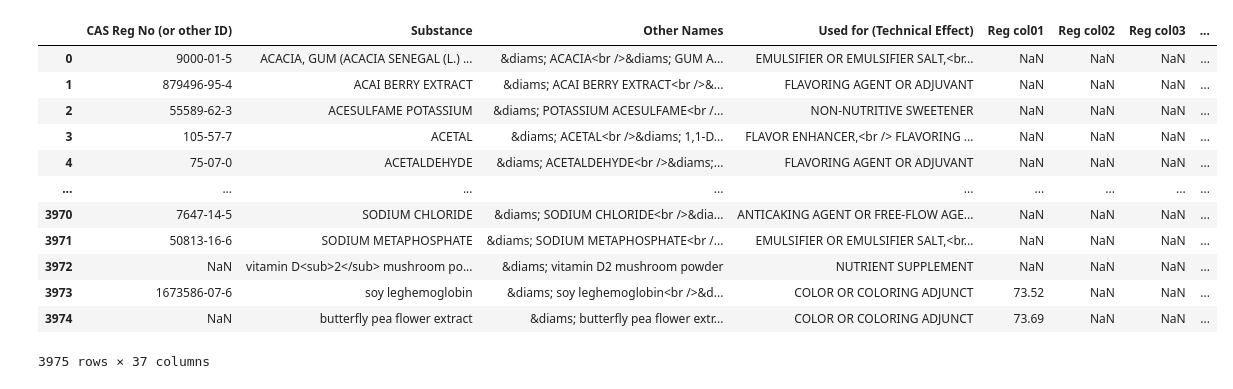
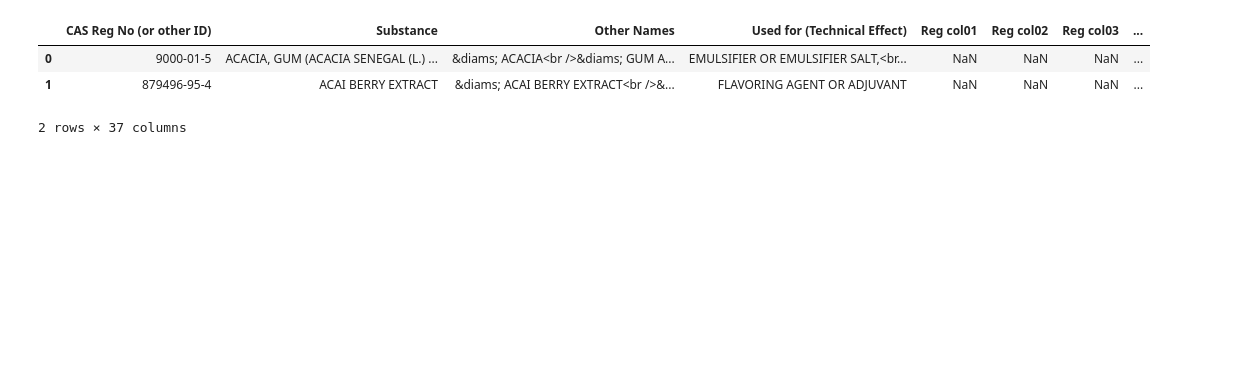
Before and after one commit to blux-cl/benchmark, a Jupyter notebook: FDA/Read FDA csv.ipynb, the cells around one changed output. Saved outputs shown, nothing was run; the diff lists cells and outputs as text; code cells hidden in the pictures; blank space fills up the shorter version.

```diff
--- a/FDA/Read FDA csv.ipynb
+++ b/FDA/Read FDA csv.ipynb
@@ -31,17 +23,8 @@ indirect_additives
 # %%
-food_substances
+food_substances.head(2)
 # %% [output]
 |  | CAS Reg No (or other ID) | Substance | Other Names | Used for (Technical Effect) | Reg col01 | Reg col02 | Reg col03 | ... |
 | 0 | 9000-01-5 | ACACIA, GUM (ACACIA SENEGAL (L.) ... | &diams; ACACIA<br />&diams; GUM A... | EMULSIFIER OR EMULSIFIER SALT,<br... | NaN | NaN | NaN | ... |
 | 1 | 879496-95-4 | ACAI BERRY EXTRACT | &diams; ACAI BERRY EXTRACT<br />&... | FLAVORING AGENT OR ADJUVANT | NaN | NaN | NaN | ... |
-| 2 | 55589-62-3 | ACESULFAME POTASSIUM | &diams; POTASSIUM ACESULFAME<br /... | NON-NUTRITIVE SWEETENER | NaN | NaN | NaN | ... |
-| 3 | 105-57-7 | ACETAL | &diams; ACETAL<br />&diams; 1,1-D... | FLAVOR ENHANCER,<br /> FLAVORING ... | NaN | NaN | NaN | ... |
-| 4 | 75-07-0 | ACETALDEHYDE | &diams; ACETALDEHYDE<br />&diams;... | FLAVORING AGENT OR ADJUVANT | NaN | NaN | NaN | ... |
-| ... | ... | ... | ... | ... | ... | ... | ... | ... |
-| 3970 | 7647-14-5 | SODIUM CHLORIDE | &diams; SODIUM CHLORIDE<br />&dia... | ANTICAKING AGENT OR FREE-FLOW AGE... | NaN | NaN | NaN | ... |
-| 3971 | 50813-16-6 | SODIUM METAPHOSPHATE | &diams; SODIUM METAPHOSPHATE<br /... | EMULSIFIER OR EMULSIFIER SALT,<br... | NaN | NaN | NaN | ... |
-| 3972 | NaN | vitamin D<sub>2</sub> mushroom po... | &diams; vitamin D2 mushroom powder | NUTRIENT SUPPLEMENT | NaN | NaN | NaN | ... |
-| 3973 | 1673586-07-6 | soy leghemoglobin | &diams; soy leghemoglobin<br />&d... | COLOR OR COLORING ADJUNCT | 73.52 | NaN | NaN | ... |
-| 3974 | NaN | butterfly pea flower extract | &diams; butterfly pea flower extr... | COLOR OR COLORING ADJUNCT | 73.69 | NaN | NaN | ... |
-3975 rows × 37 columns
+2 rows × 37 columns
 # %%
```
Also changed, not shown: parts of 26 cells of this notebook.
